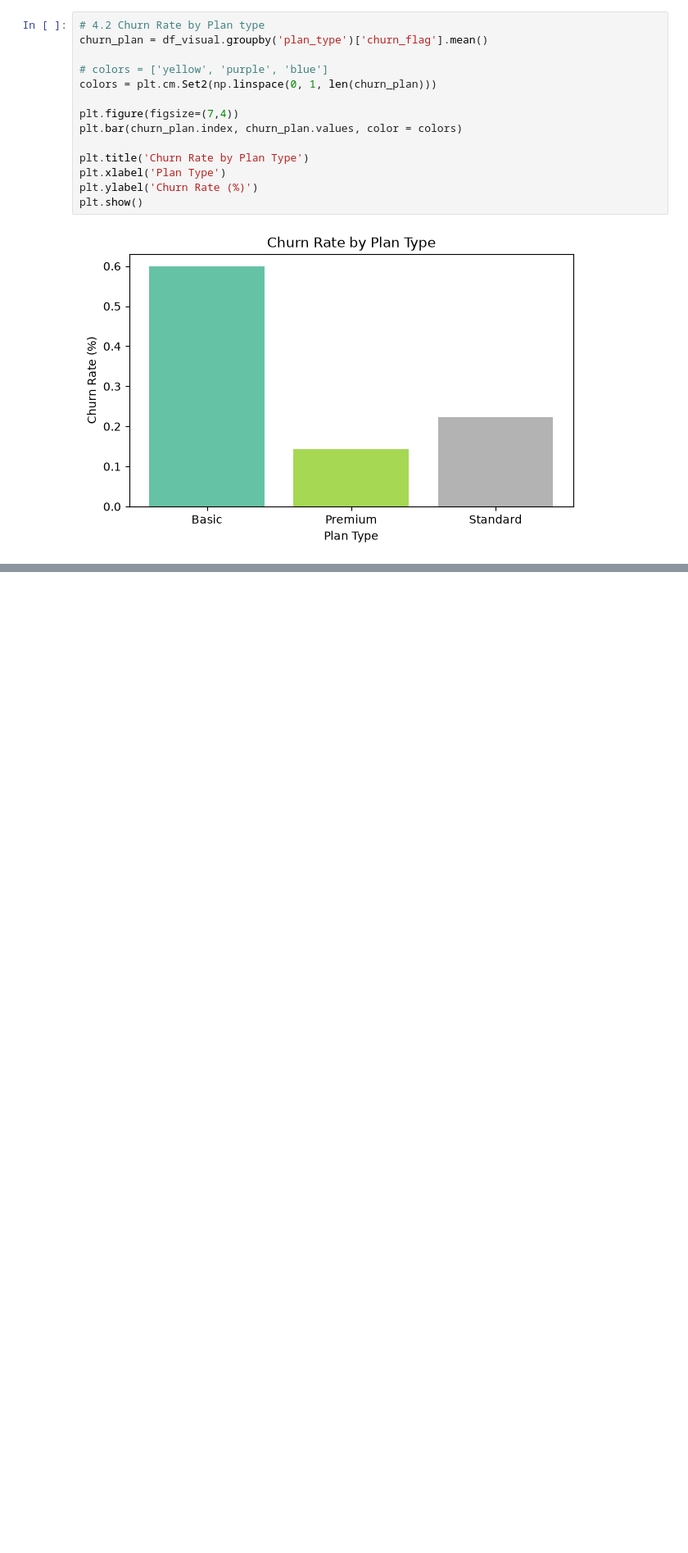
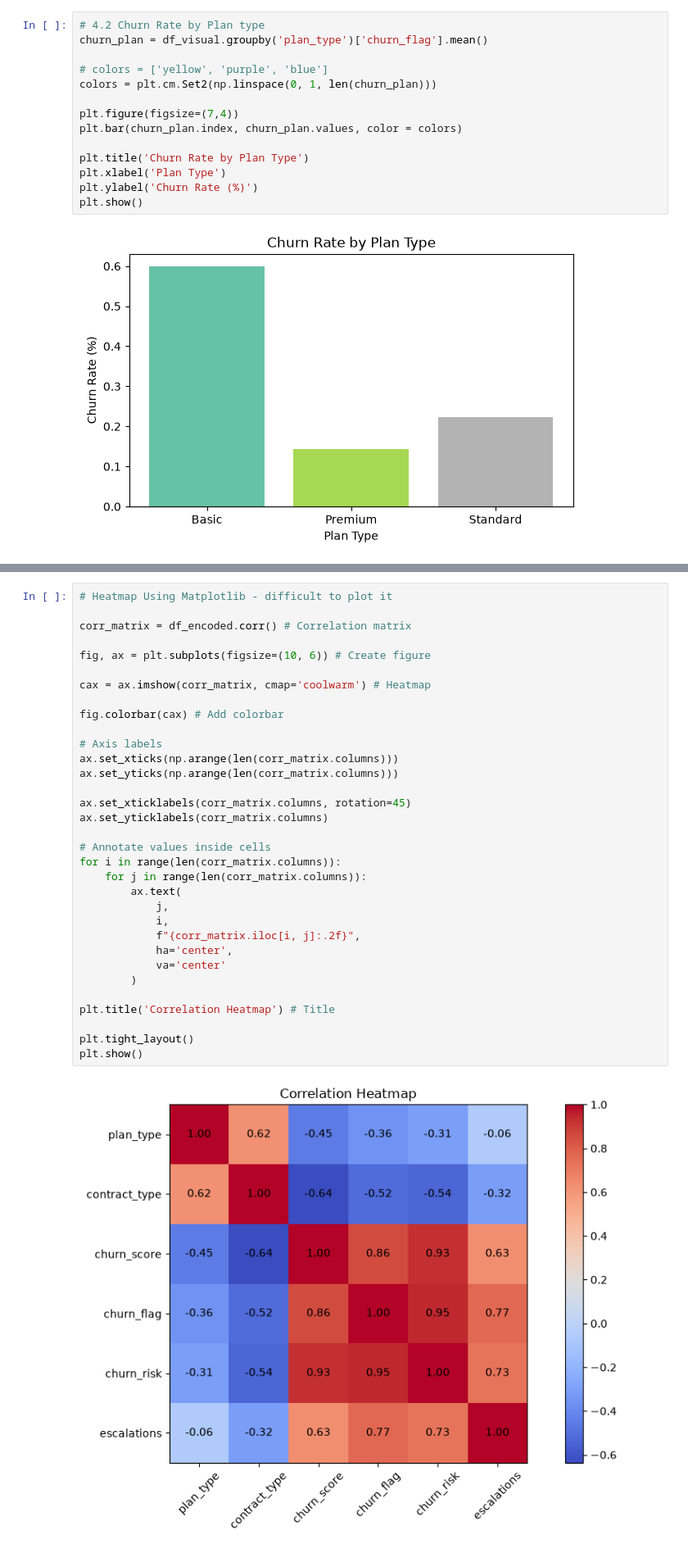
Before and after one commit to SinghShubham8800/customer-churn-analysis, a Jupyter notebook: Data_Analyst_Practice.ipynb, the cells around one changed output, grey strips where cells are left out. Shown at 82% size. Drawn from its saved outputs; the diff is of its cells as text; blank space fills up the shorter version.

```diff
--- a/Data_Analyst_Practice.ipynb
+++ b/Data_Analyst_Practice.ipynb
@@ -574,0 +674,35 @@ plt.show()
+# %%
+# Heatmap Using Matplotlib - difficult to plot it
+
+corr_matrix = df_encoded.corr() # Correlation matrix
+
+fig, ax = plt.subplots(figsize=(10, 6)) # Create figure
+
+cax = ax.imshow(corr_matrix, cmap='coolwarm') # Heatmap
+
+fig.colorbar(cax) # Add colorbar
+
+# Axis labels
+ax.set_xticks(np.arange(len(corr_matrix.columns)))
+ax.set_yticks(np.arange(len(corr_matrix.columns)))
+
+ax.set_xticklabels(corr_matrix.columns, rotation=45)
+ax.set_yticklabels(corr_matrix.columns)
+
+# Annotate values inside cells
+for i in range(len(corr_matrix.columns)):
+    for j in range(len(corr_matrix.columns)):
+        ax.text(
+            j,
+            i,
+            f"{corr_matrix.iloc[i, j]:.2f}",
+            ha='center',
+            va='center'
+        )
+
+plt.title('Correlation Heatmap') # Title
+
+plt.tight_layout()
+plt.show()
+# %% [output]
+[figure, added]
```
Also changed, not shown: parts of 24 cells of this notebook.
